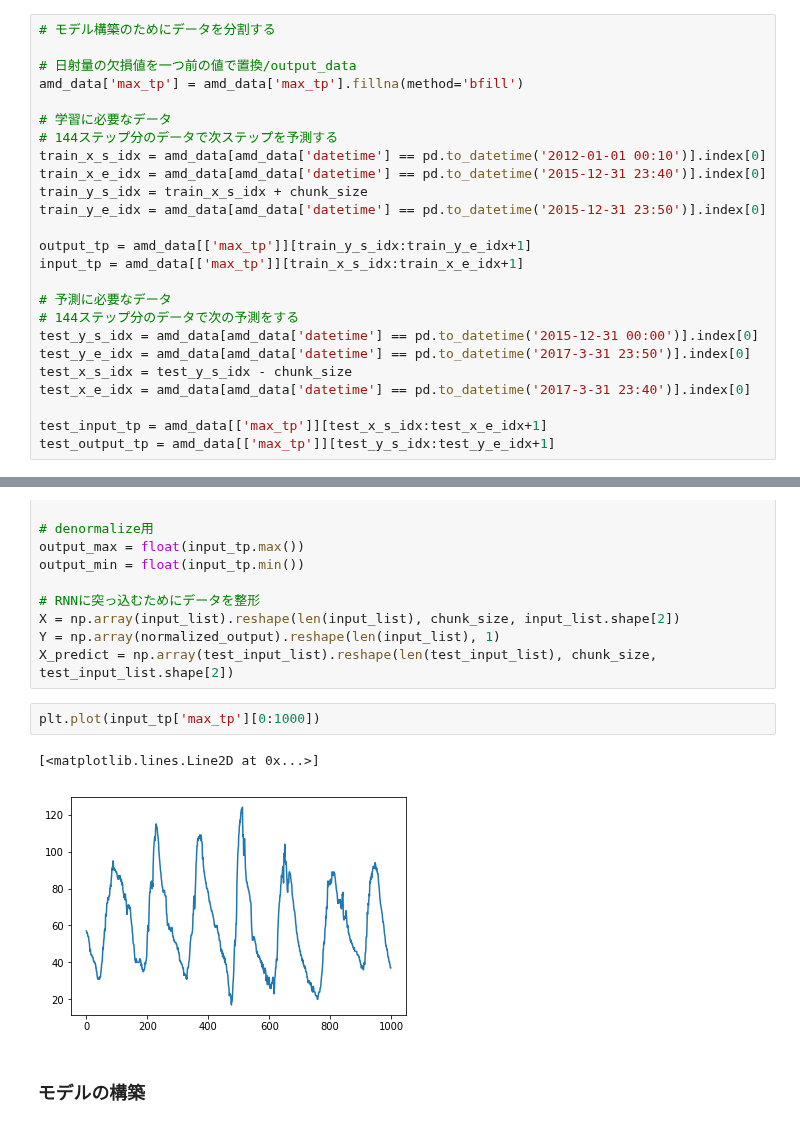
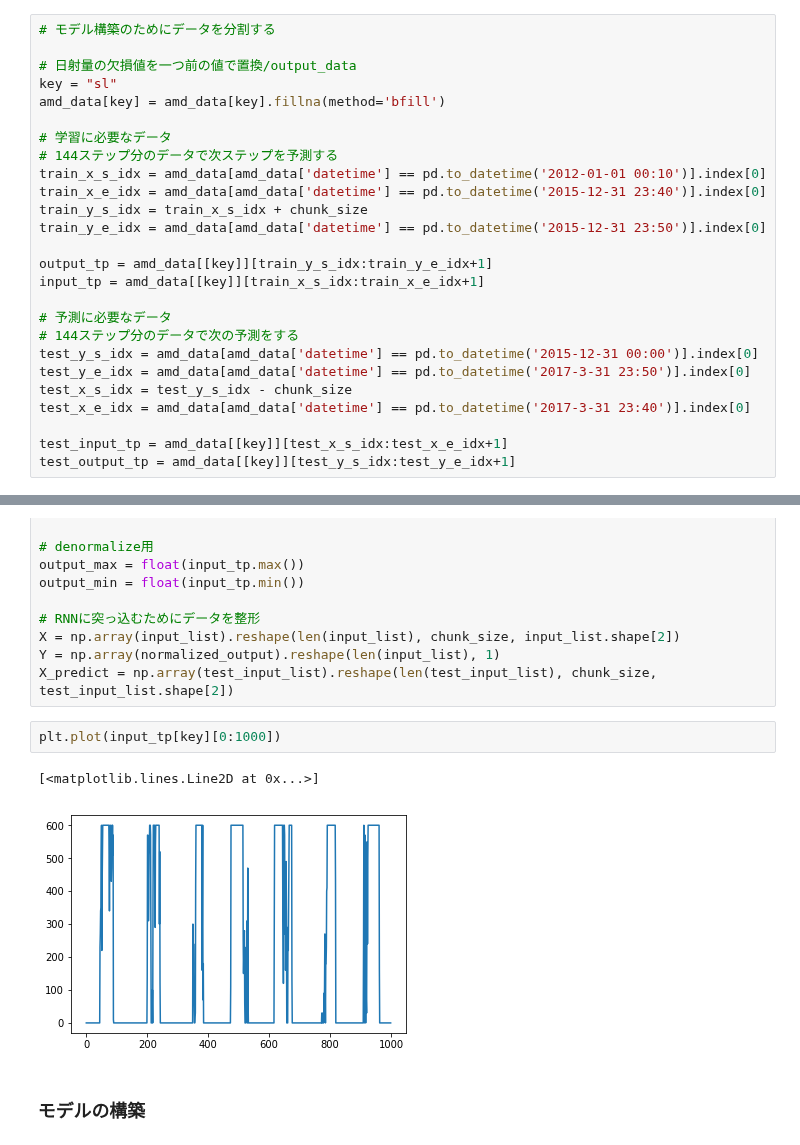
Before and after one commit to gciteam6/predict_amd, a Jupyter notebook: predict_tp.ipynb, the cells around one changed output, grey strips where cells are left out. Drawn from its saved outputs; the diff is of its cells as text.

```diff
--- a/predict_tp.ipynb
+++ b/predict_tp.ipynb
@@ -132,7 +130,8 @@ amd_data.tail()
 # モデル構築のためにデータを分割する
 
 # 日射量の欠損値を一つ前の値で置換/output_data
-amd_data['max_tp'] = amd_data['max_tp'].fillna(method='bfill')
+key = "sl"
+amd_data[key] = amd_data[key].fillna(method='bfill')
 
 # 学習に必要なデータ
 # 144ステップ分のデータで次ステップを予測する
@@ -141,8 +140,8 @@ train_x_e_idx = amd_data[amd_data['datetime'] == pd.to_datetime('2015-12-31 23:4
 train_y_s_idx = train_x_s_idx + chunk_size
 train_y_e_idx = amd_data[amd_data['datetime'] == pd.to_datetime('2015-12-31 23:50')].index[0]
 
-output_tp = amd_data[['max_tp']][train_y_s_idx:train_y_e_idx+1]
-input_tp = amd_data[['max_tp']][train_x_s_idx:train_x_e_idx+1]
+output_tp = amd_data[[key]][train_y_s_idx:train_y_e_idx+1]
+input_tp = amd_data[[key]][train_x_s_idx:train_x_e_idx+1]
 
 # 予測に必要なデータ
 # 144ステップ分のデータで次の予測をする
@@ -151,8 +150,8 @@ test_y_e_idx = amd_data[amd_data['datetime'] == pd.to_datetime('2017-3-31 23:50'
 test_x_s_idx = test_y_s_idx - chunk_size
 test_x_e_idx = amd_data[amd_data['datetime'] == pd.to_datetime('2017-3-31 23:40')].index[0]
 
-test_input_tp = amd_data[['max_tp']][test_x_s_idx:test_x_e_idx+1]
-test_output_tp = amd_data[['max_tp']][test_y_s_idx:test_y_e_idx+1]
+test_input_tp = amd_data[[key]][test_x_s_idx:test_x_e_idx+1]
+test_output_tp = amd_data[[key]][test_y_s_idx:test_y_e_idx+1]
 # %%
 # rnnに突っ込むための準備
 
@@ -179,10 +178,10 @@ X = np.array(input_list).reshape(len(input_list), chunk_size, input_list.shape[2
 Y = np.array(normalized_output).reshape(len(input_list), 1)
 X_predict = np.array(test_input_list).reshape(len(test_input_list), chunk_size, test_input_list.shape[2])
 # %%
-plt.plot(input_tp['max_tp'][0:1000])
+plt.plot(input_tp[key][0:1000])
 # %% [output]
 [<matplotlib.lines.Line2D at 0x...>]
-[figure, old version]
+[figure, new version]
 # %% [markdown]
 ### **モデルの構築**
 # %% [markdown]
```
Also changed, not shown: parts of 10 cells of this notebook, 3 other files.
